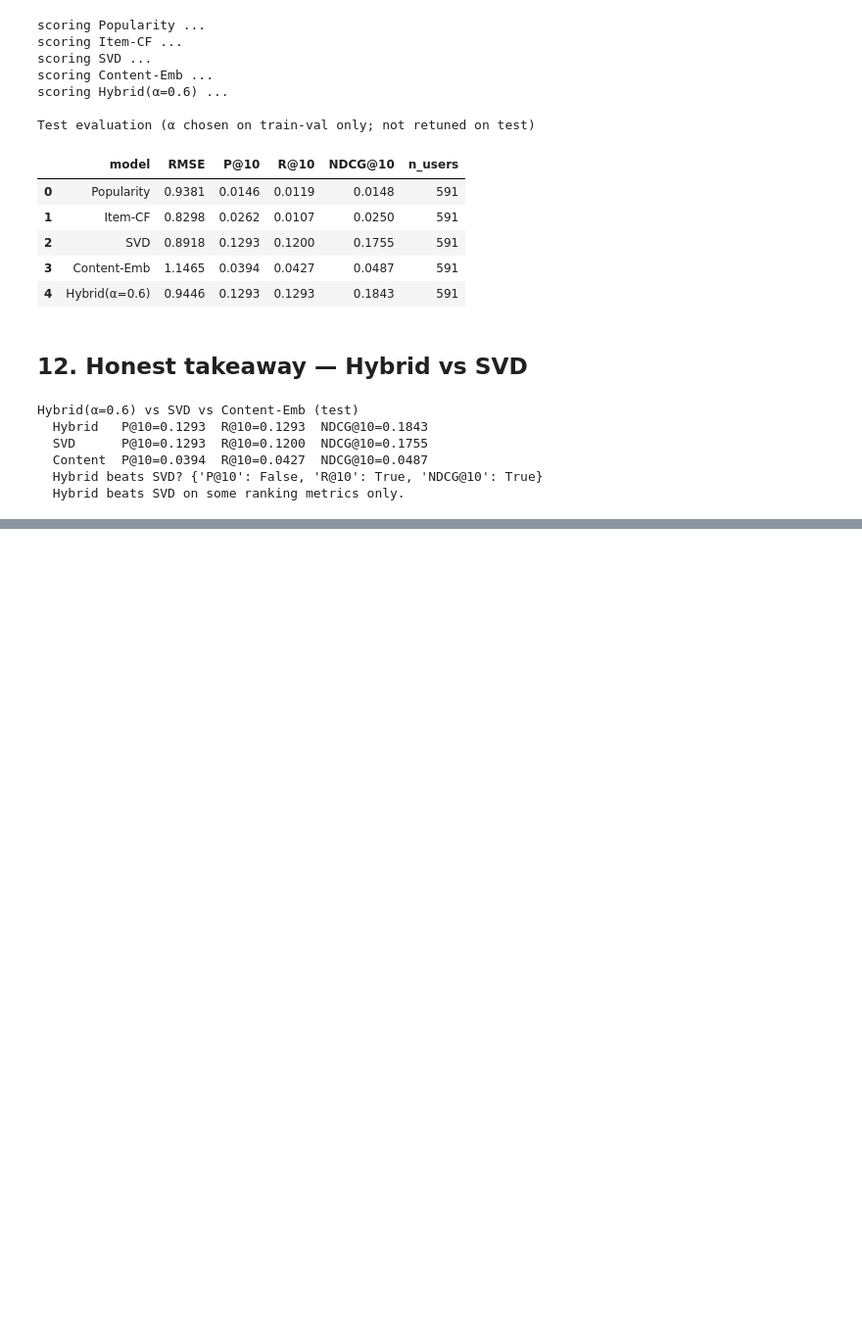
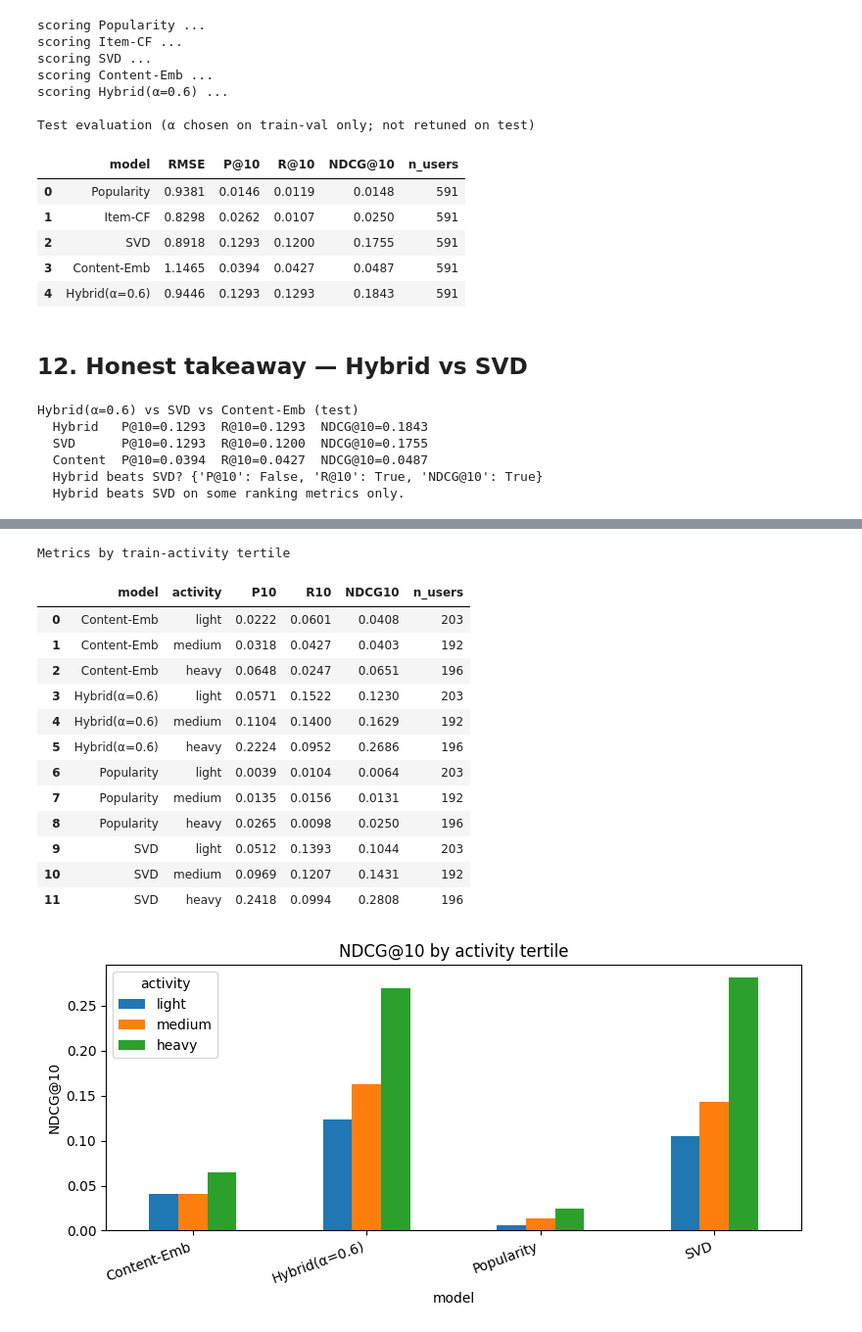
Before and after one commit to prerak2005/ML_PROJECTS, a Jupyter notebook: Recommendation_Systems/movie_recommendation/04_advanced_models.ipynb, the cells around one changed output, grey strips where cells are left out. Shown at 98% size. Saved outputs shown, nothing was run; the diff lists cells and outputs as text; code cells hidden in the pictures; blank space fills up the shorter version.

```diff
--- a/Recommendation_Systems/movie_recommendation/04_advanced_models.ipynb
+++ b/Recommendation_Systems/movie_recommendation/04_advanced_models.ipynb
@@ -446,0 +505,21 @@ Hybrid(α=0.6) vs SVD vs Content-Emb (test)
+# %%
+activity = utils.train_activity_counts(train)
+print(
+    f"train activity: min={activity.min()} median={activity.median():.0f} "
+    f"max={activity.max()} | n≤10={(activity <= 10).sum()} | n≤20={(activity <= 20).sum()}"
+)
+
+per_user_frames = []
+for name, model in analysis_models.items():
+    print("per-user ranking:", name, "...")
+    df = utils.per_user_ranking_at_k(model, M, test, k=10, rel_threshold=4.0)
+    df["model"] = name
+    df["n_train"] = df["user"].map(activity)
+    per_user_frames.append(df)
+
+per_user = pd.concat(per_user_frames, ignore_index=True)
+eval_users = sorted(per_user["user"].unique())
+tert = utils.assign_activity_tertiles(activity, eval_users)
+per_user["activity"] = per_user["user"].map(tert["labels"])
+print("evaluated users:", len(eval_users))
+display(per_user.head())
@@ -446,0 +540,39 @@ Hybrid(α=0.6) vs SVD vs Content-Emb (test)
+# %%
+activity_table = (
+    per_user.groupby(["model", "activity"], observed=True)
+    .agg(
+        P10=("precision@k", "mean"),
+        R10=("recall@k", "mean"),
+        NDCG10=("ndcg@k", "mean"),
+        n_users=("user", "nunique"),
+    )
+    .reset_index()
+)
+activity_table[["P10", "R10", "NDCG10"]] = activity_table[["P10", "R10", "NDCG10"]].round(4)
+print("Metrics by train-activity tertile")
+display(activity_table)
+
+pivot_ndcg = activity_table.pivot(index="model", columns="activity", values="NDCG10")
+ax = pivot_ndcg.plot(kind="bar", figsize=(8, 4))
+ax.set_ylabel("NDCG@10")
+ax.set_title("NDCG@10 by activity tertile")
+ax.legend(title="activity")
+plt.xticks(rotation=20, ha="right")
+plt.tight_layout()
+plt.show()
+# %% [output]
+Metrics by train-activity tertile
+|  | model | activity | P10 | R10 | NDCG10 | n_users |
+| 0 | Content-Emb | light | 0.0222 | 0.0601 | 0.0408 | 203 |
+| 1 | Content-Emb | medium | 0.0318 | 0.0427 | 0.0403 | 192 |
+| 2 | Content-Emb | heavy | 0.0648 | 0.0247 | 0.0651 | 196 |
+| 3 | Hybrid(α=0.6) | light | 0.0571 | 0.1522 | 0.1230 | 203 |
+| 4 | Hybrid(α=0.6) | medium | 0.1104 | 0.1400 | 0.1629 | 192 |
+| 5 | Hybrid(α=0.6) | heavy | 0.2224 | 0.0952 | 0.2686 | 196 |
+| 6 | Popularity | light | 0.0039 | 0.0104 | 0.0064 | 203 |
+| 7 | Popularity | medium | 0.0135 | 0.0156 | 0.0131 | 192 |
+| 8 | Popularity | heavy | 0.0265 | 0.0098 | 0.0250 | 196 |
+| 9 | SVD | light | 0.0512 | 0.1393 | 0.1044 | 203 |
+| 10 | SVD | medium | 0.0969 | 0.1207 | 0.1431 | 192 |
+| 11 | SVD | heavy | 0.2418 | 0.0994 | 0.2808 | 196 |
+[figure, added]
```
Also changed, not shown: parts of 9 cells of this notebook, 1 other file.
